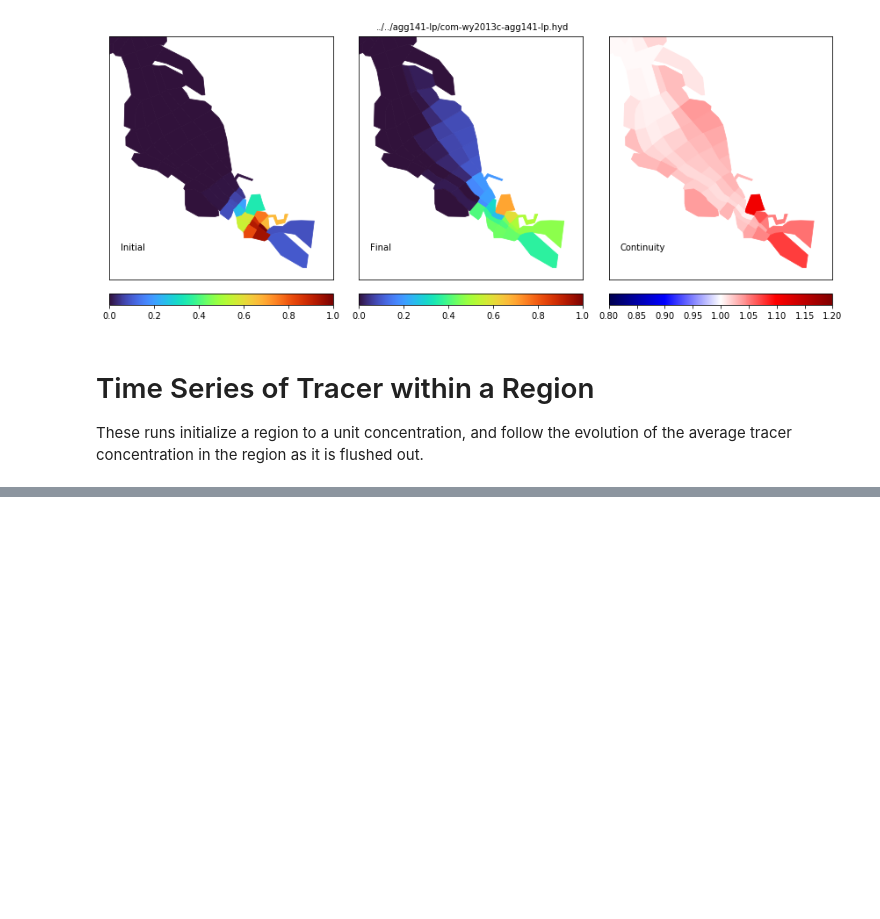
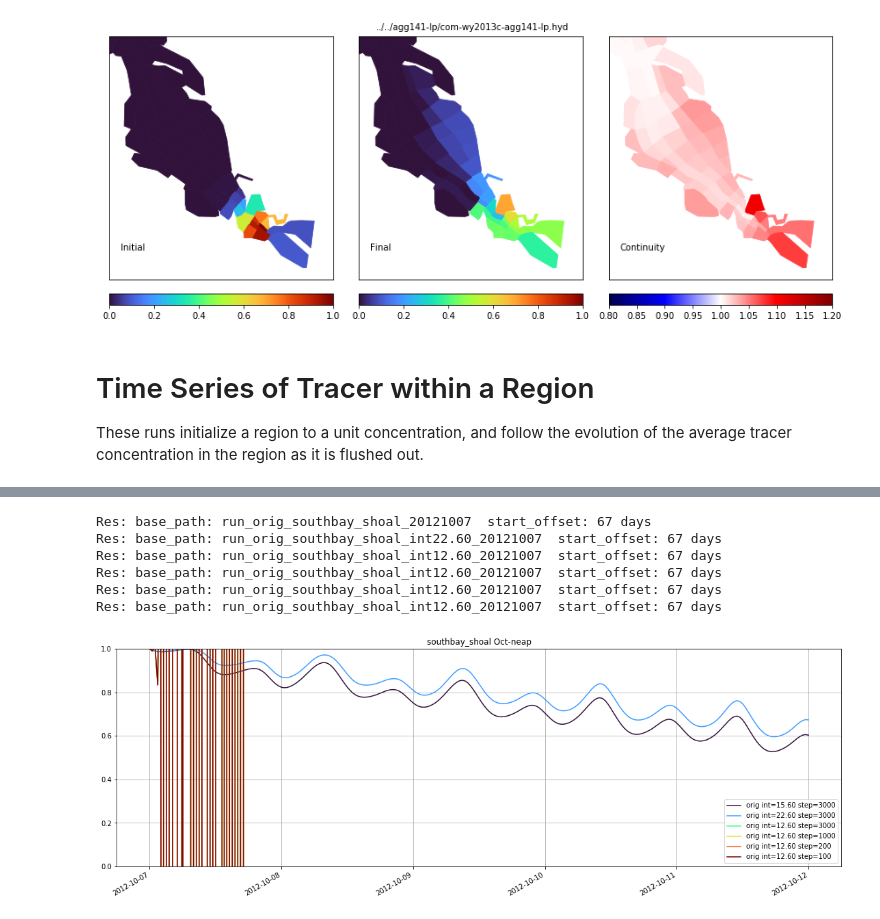
Before and after one commit to rustychris/agg_wy2013, a Jupyter notebook: tracer_tests/single_gaussian.ipynb, the cells around one changed output, grey strips where cells are left out. Saved outputs shown, nothing was run; the diff lists cells and outputs as text; code cells hidden in the pictures; blank space fills up the shorter version.

```diff
--- a/tracer_tests/single_gaussian.ipynb
+++ b/tracer_tests/single_gaussian.ipynb
@@ -501,0 +614,60 @@ Refining
+# %%
+regions=[ (southbay_shoal,'southbay_shoal') ]
+
+Kx=0
+
+hydros=[hydro_orig]
+
+integrators=["15.60","22.60","12.60","12.60","12.60","12.60"]
+time_steps=[3000,3000,3000,1000,200,100]
+
+start_periods_sel=start_periods[:1]
+
+
+for region,blob_name in regions:
+    # One figure with an axes per time period
+    fig,axs=plt.subplots(1,len(start_periods_sel),figsize=[19,6.5],squeeze=False)
+    axs=axs[0,:]
+
+    for ax,(start_offset,start_name) in zip(axs,start_periods_sel):
+        results=[]
+        styles=[]
+
+        for integ_i,(integ,time_step) in enumerate(zip(integrators,time_steps)):
+            color=cmap(float(integ_i)/(len(integrators)-1.))
+
+            ls=['-','--','-.',':']
+            for hydro in hydros:
+                log.info("Processing %s"%hydro.name)
+                res=ResidenceTime(hydro=hydro,base_x_dispersion=Kx,region=region,blob_name=blob_name,
+                                  start_offset=start_offset,integration_option=integ,
+                                  time_step=time_step)
+                print("Res: base_path: %s  start_offset: %s"%(res.base_path,start_offset))
+                res.run_waq_model()
+                results.append(res)
+                styles.append( dict(color=color,ls=ls[0]) )
+                ls.append(ls.pop(0)) # rotate
+
+        for res,style in zip(results,styles):
+            hist_ds=res.wm.hist_ds()
+            ax.plot(hist_ds.time,hist_ds.bal.sel(region='region',field='dye1'),
+                    label=res.hydro.name+" int=%s step=%s"%(res.integration_option,res.time_step),**style)
+        if ax==axs[-1]:
+            ax.legend()
+        if blob_name=='southbay':
+            title="South Bay + LSB"
+        else:
+            title=blob_name
+        title+= " " + start_name
+        ax.set_title(title)
+        ax.axis(ymax=1,ymin=0.)
+        ax.grid(1)
+    fig.autofmt_xdate()
+# %% [output]
+Res: base_path: run_orig_southbay_shoal_20121007  start_offset: 67 days
+Res: base_path: run_orig_southbay_shoal_int22.60_20121007  start_offset: 67 days
+Res: base_path: run_orig_southbay_shoal_int12.60_20121007  start_offset: 67 days
+Res: base_path: run_orig_southbay_shoal_int12.60_20121007  start_offset: 67 days
+Res: base_path: run_orig_southbay_shoal_int12.60_20121007  start_offset: 67 days
+Res: base_path: run_orig_southbay_shoal_int12.60_20121007  start_offset: 67 days
+[figure, added]
```
Also changed, not shown: parts of 30 cells of this notebook, 1 other file.
